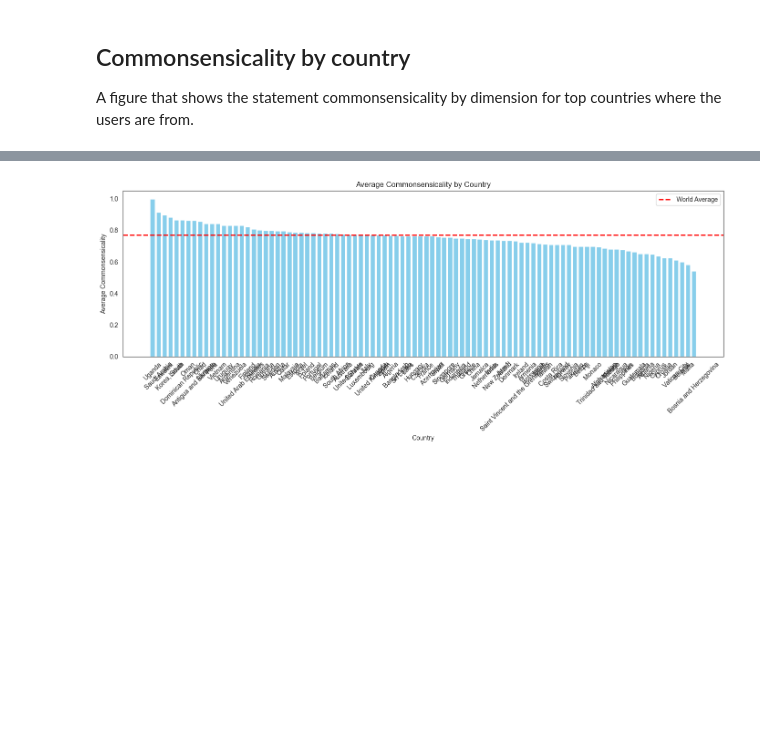
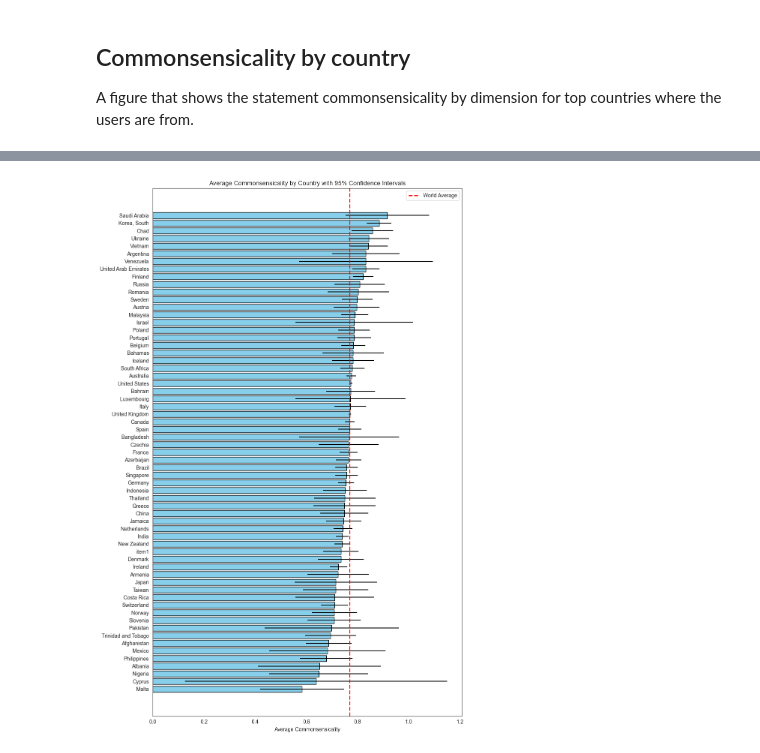
Before and after one commit to Watts-Lab/commonsense-data, a Jupyter notebook: .scripts/dashboard.ipynb, the cells around one changed output, grey strips where cells are left out. Drawn from its saved outputs; the diff is of its cells as text; code cells hidden in the pictures; blank space fills up the shorter version.

Commit message:
update plot

```diff
--- a/.scripts/dashboard.ipynb
+++ b/.scripts/dashboard.ipynb
@@ -752,30 +752,42 @@ df_commonsense_country_info = df_with_crt.join(df_session, left_on="userSessionI
 df_country_plot = df_commonsense_country_info.group_by("country_reside").agg(
     pl.col("commonsensicality").mean().alias("avg_commonsensicality")
 )
-# %%
-
-
-df_plot = df_country_plot.to_pandas()
-
-
-df_plot = df_plot.sort_values("avg_commonsensicality", ascending=False)
-
-
-world_avg = df_commonsense_country_info["commonsensicality"].mean()
-
-# Plot the sorted bar chart
-plt.figure(figsize=(14, 6))
-plt.bar(df_plot["country_reside"], df_plot["avg_commonsensicality"], color="skyblue")
-plt.xlabel("Country")
-plt.ylabel("Average Commonsensicality")
-plt.title("Average Commonsensicality by Country")
-plt.xticks(rotation=45)
-
-
-plt.axhline(y=world_avg, color="red", linestyle="--", linewidth=2, label="World Average")
-
-plt.legend()
-plt.tight_layout()
-plt.show()
-# %% [output]
-[figure, removed]
+# %%
+pandas_df_commonsense_country_info = df_commonsense_country_info.to_pandas()
+
+world_avg = df_commonsense_country_info["commonsensicality"].mean()
+
+grouped = (
+    pandas_df_commonsense_country_info.groupby("country_reside")["commonsensicality"]
+    .agg(["mean", "std", "count"])
+    .reset_index()
+)
+grouped.rename(columns={"mean": "avg_commonsensicality"}, inplace=True)
+
+# remove countries with less than 2 participants
+grouped = grouped[grouped["count"] >= 2]
+
+grouped["ci"] = 1.96 * grouped["std"] / np.sqrt(grouped["count"])
+
+grouped_sorted = grouped.sort_values("avg_commonsensicality", ascending=True)
+
+plt.figure(figsize=(10, 15))
+plt.barh(
+    grouped_sorted["country_reside"],
+    grouped_sorted["avg_commonsensicality"],
+    xerr=grouped_sorted["ci"],
+    color="skyblue",
+    edgecolor="black",
+)
+
+plt.axvline(
+    x=world_avg, color="red", linestyle="--", linewidth=2, label="World Average"
+)
+
+plt.xlabel("Average Commonsensicality")
+plt.title("Average Commonsensicality by Country with 95% Confidence Intervals")
+plt.legend()
+plt.tight_layout()
+plt.show()
+# %% [output]
+[figure, added]
```
